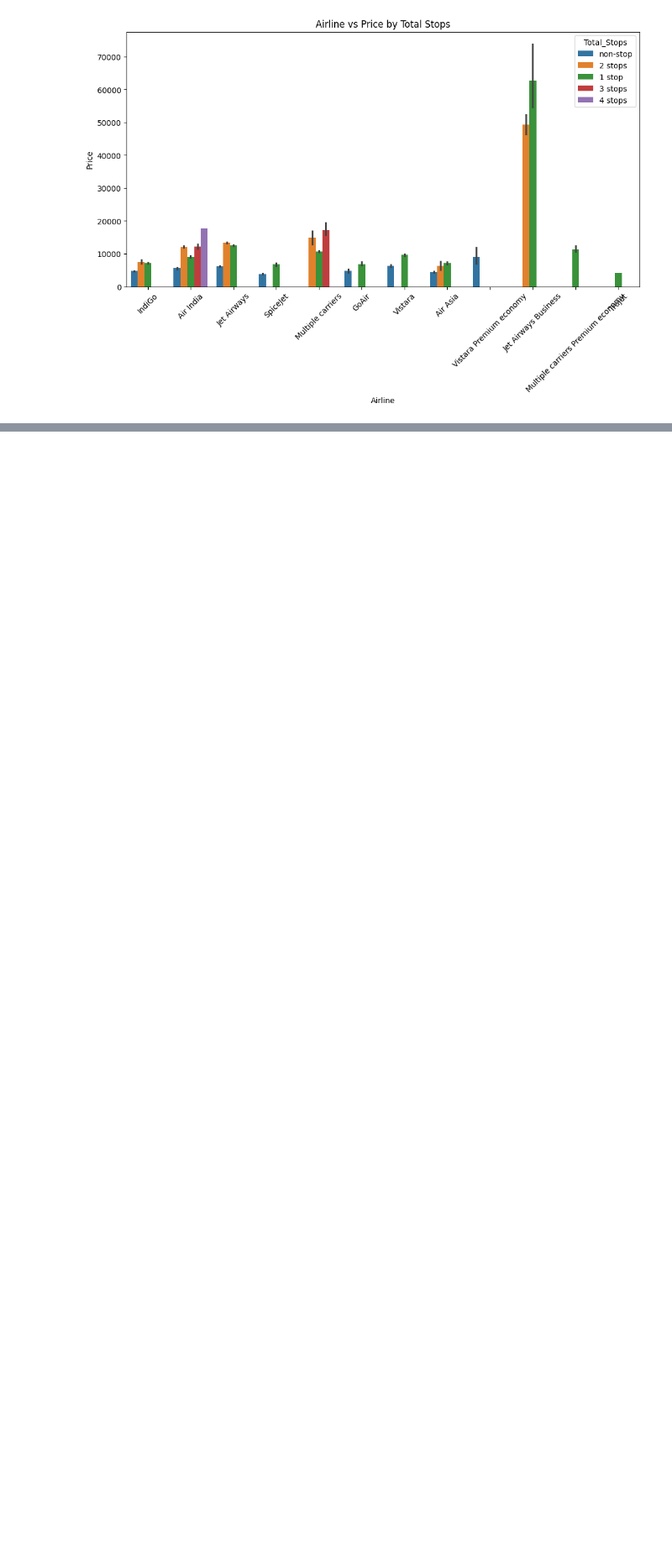
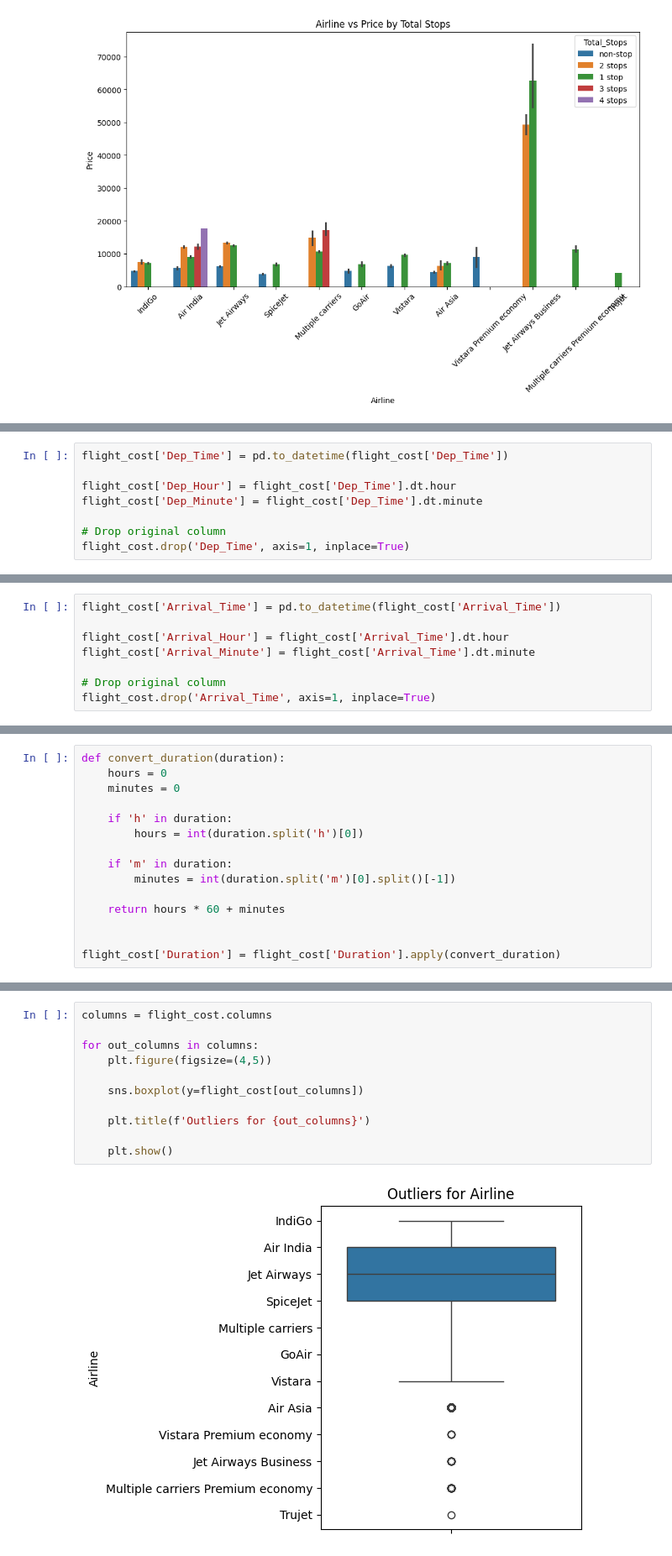
Before and after one commit to Manojg14/flight-ticket-price-prediction-linear-regression, a Jupyter notebook: Notebook/flight-ticket-price-prediction-linear-regression.ipynb, the cells around one changed output, grey strips where cells are left out. Shown at 84% size. Cells and saved outputs as stored; diff of their text form; blank space fills up the shorter version.

```diff
--- a/Notebook/flight-ticket-price-prediction-linear-regression.ipynb
+++ b/Notebook/flight-ticket-price-prediction-linear-regression.ipynb
@@ -437,0 +575,8 @@ plt.show()
+# %%
+flight_cost['Dep_Time'] = pd.to_datetime(flight_cost['Dep_Time'])
+
+flight_cost['Dep_Hour'] = flight_cost['Dep_Time'].dt.hour
+flight_cost['Dep_Minute'] = flight_cost['Dep_Time'].dt.minute
+
+# Drop original column
+flight_cost.drop('Dep_Time', axis=1, inplace=True)
@@ -437,0 +605,8 @@ plt.show()
+# %%
+flight_cost['Arrival_Time'] = pd.to_datetime(flight_cost['Arrival_Time'])
+
+flight_cost['Arrival_Hour'] = flight_cost['Arrival_Time'].dt.hour
+flight_cost['Arrival_Minute'] = flight_cost['Arrival_Time'].dt.minute
+
+# Drop original column
+flight_cost.drop('Arrival_Time', axis=1, inplace=True)
@@ -437,0 +635,15 @@ plt.show()
+# %%
+def convert_duration(duration):
+    hours = 0
+    minutes = 0
+
+    if 'h' in duration:
+        hours = int(duration.split('h')[0])
+
+    if 'm' in duration:
+        minutes = int(duration.split('m')[0].split()[-1])
+
+    return hours * 60 + minutes
+
+
+flight_cost['Duration'] = flight_cost['Duration'].apply(convert_duration)
@@ -437,0 +662,13 @@ plt.show()
+# %%
+columns = flight_cost.columns
+
+for out_columns in columns:
+    plt.figure(figsize=(4,5))
+
+    sns.boxplot(y=flight_cost[out_columns])
+
+    plt.title(f'Outliers for {out_columns}')
+
+    plt.show()
+# %% [output]
+[figure, added]
```
Also changed, not shown: parts of 60 cells of this notebook, 3 other files.
